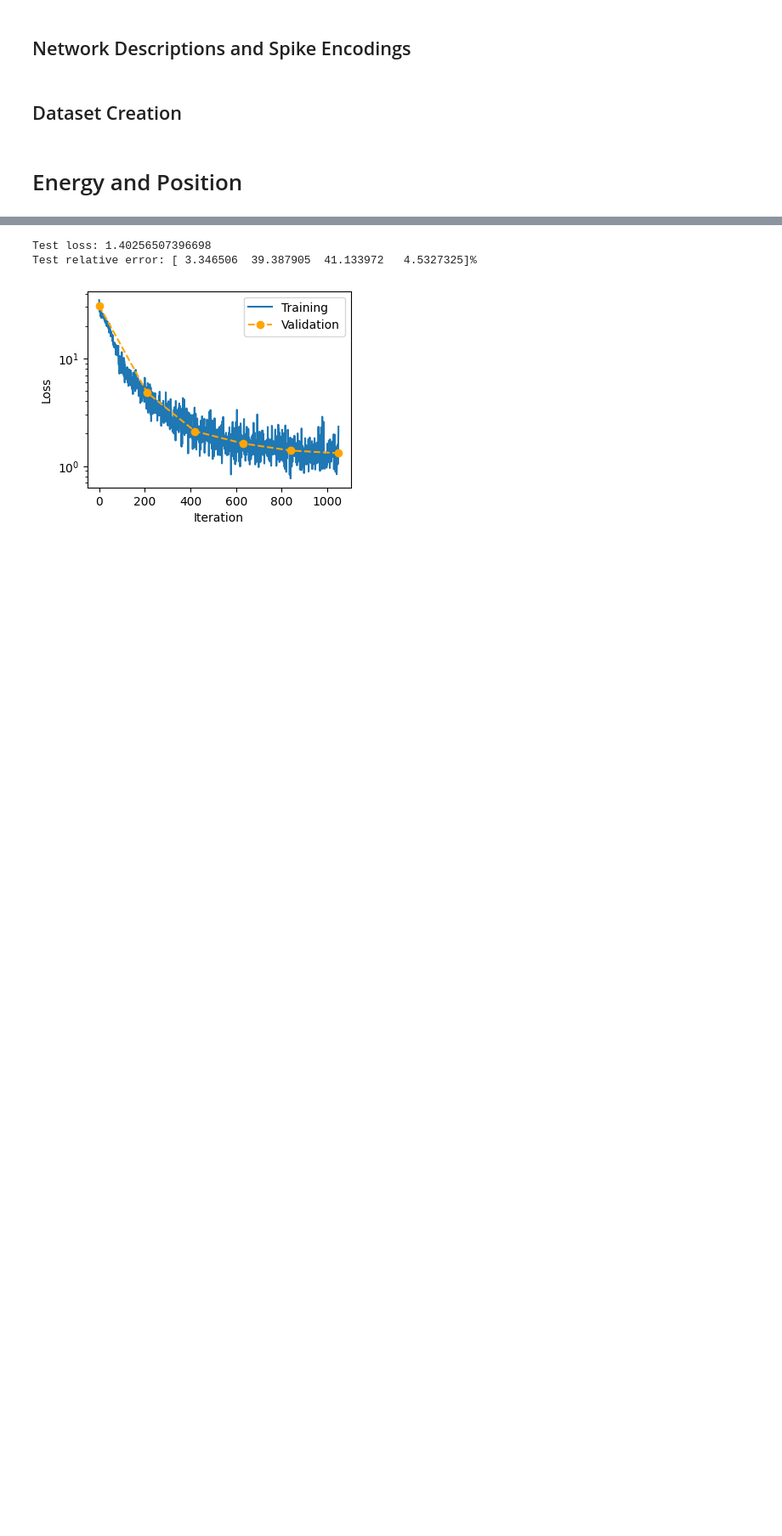
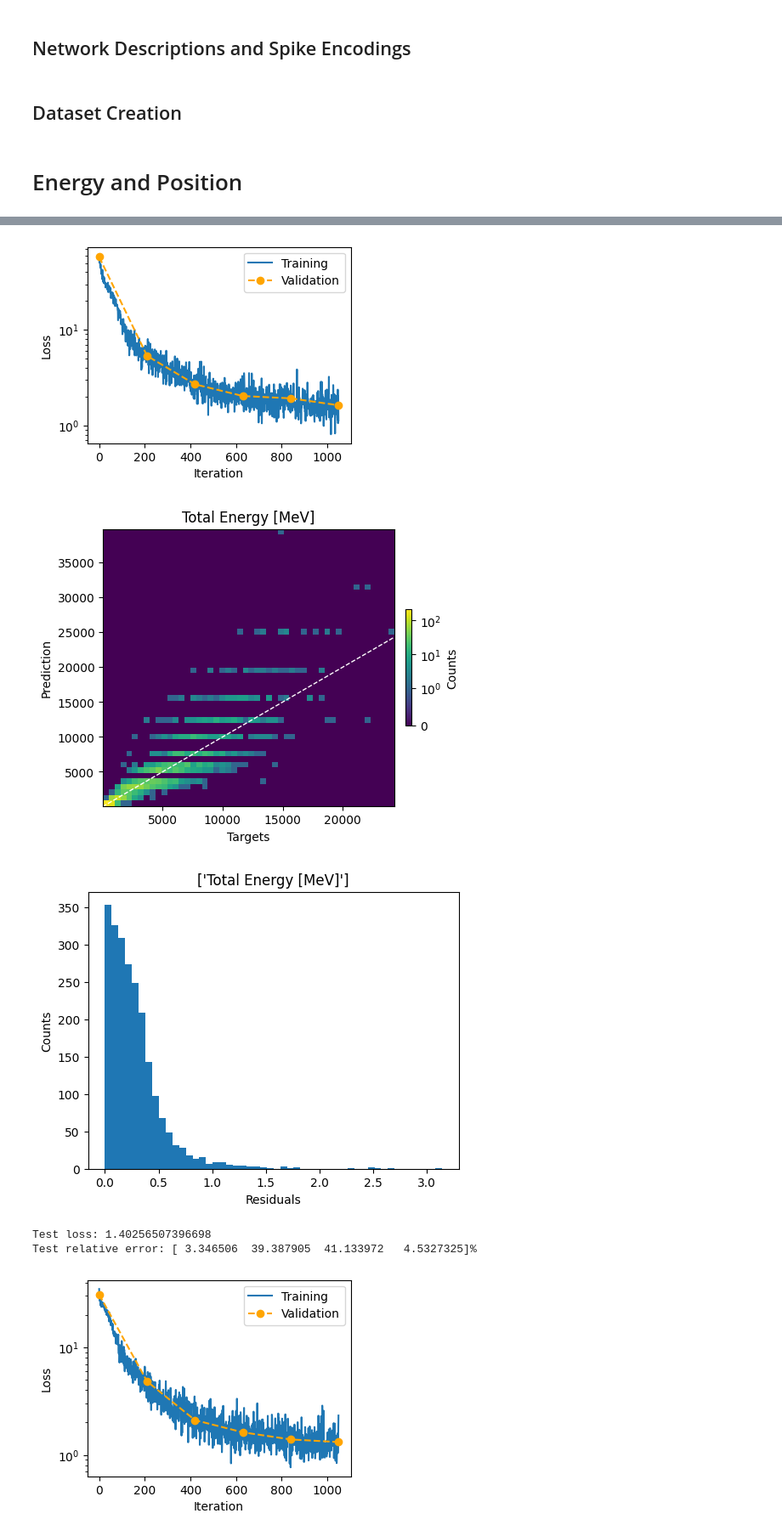
Before and after one commit to enlupi/SNN-Cal, a Jupyter notebook: SNN/SNN.ipynb, the cells around one changed output, grey strips where cells are left out. Shown at 85% size. Cells and saved outputs as stored; diff of their text form; code cells hidden in the pictures; blank space fills up the shorter version.

```diff
--- a/SNN/SNN.ipynb
+++ b/SNN/SNN.ipynb
@@ -779,0 +649,12 @@ Validation Average Error = [0.03267198 0.42195252 0.47679758 0.04614713]
+# %%
+def antitransform(x):
+    a = x.clone()
+    a[:, 0] = torch.pow(10, a[:,0])
+    return a
+
+train_Epos_spk.predict.accuracy_fn = lambda p, t: absolute_distance(p, t, relative=True, transform=antitransform)
+
+train_Epos_spk.test("test")
+train_Epos_spk.show_results(nbins=50, logscale=True, linthresh=1, title="Total Energy [MeV]",
+                            select=[0], transform=antitransform)
+# %% [output]
@@ -780,3 +663,6 @@ Validation Average Error = [0.03267198 0.42195252 0.47679758 0.04614713]
+[figure, added]
+[figure, added]
+[figure, added]
 # %%
 train_Epos_spk.test("test")
 train_Epos_spk.show_results(nbins=50, title=["Energy", "X", "Y", "Z"])
```
Also changed, not shown: parts of 10 cells of this notebook.
